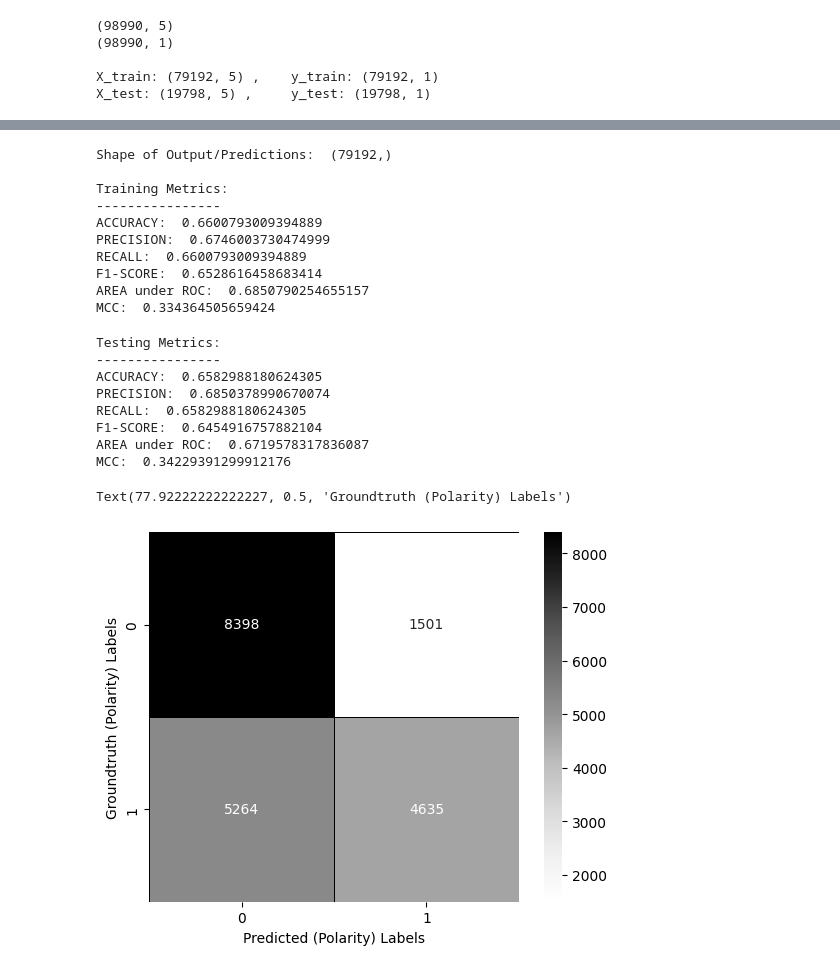
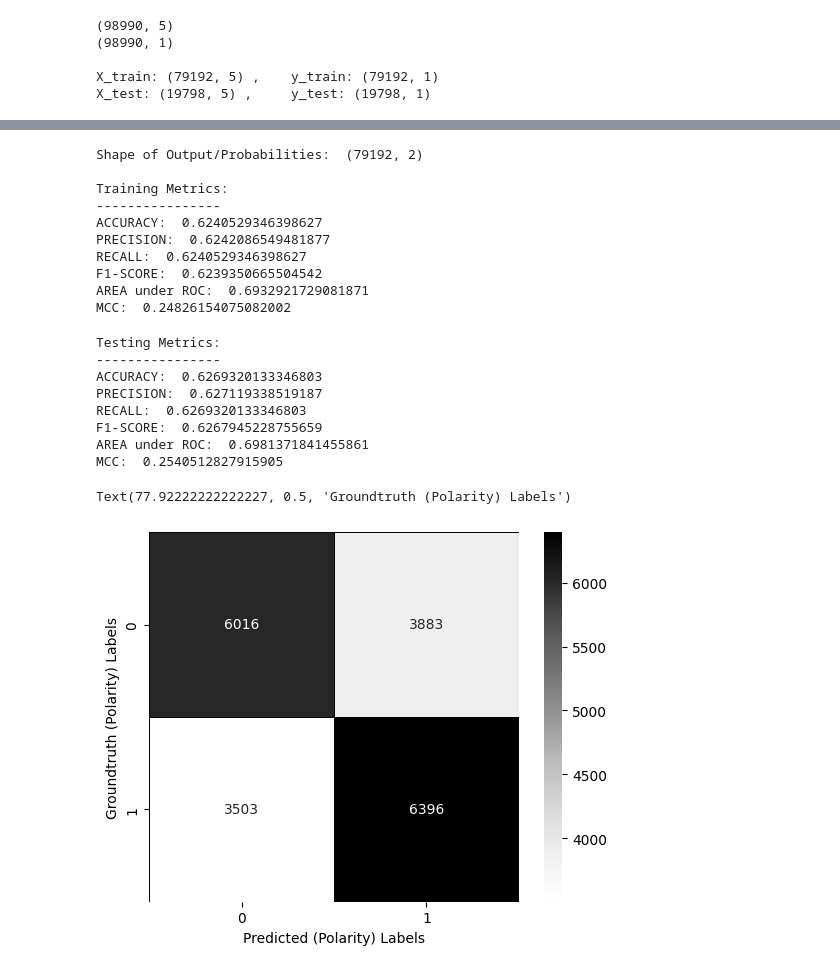
Before and after one commit to gentleman644/foxtrot-thyroid-cancer-prediction, a Jupyter notebook: Project_01_Foxtrot.ipynb, the cells around one changed output, grey strips where cells are left out. Drawn from its saved outputs; the diff is of its cells as text; code cells hidden in the pictures.

Commit message:
More Improvements, still not great output

```diff
--- a/Project_01_Foxtrot.ipynb
+++ b/Project_01_Foxtrot.ipynb
@@ -392,7 +397,7 @@ from sklearn.ensemble import RandomForestClassifier, ExtraTreesClassifier, Gradi
 from sklearn.neighbors import KNeighborsClassifier
 from sklearn.neural_network import MLPClassifier
 
-ml_algorithm = "KNN"  # KNN, GradBoost, RandFrst, ExtraTree, DeciTree, etc
+ml_algorithm = "RandFrst"  # KNN, GradBoost, RandFrst, ExtraTree, DeciTree, etc
 
 # Create if/then path to automatically import model and apply hyperparameters
 if (ml_algorithm == "LinearRegress"):
@@ -428,8 +433,14 @@ elif (ml_algorithm == "DL_MLP"):
 from sklearn.model_selection import cross_val_predict
 from sklearn.metrics import accuracy_score, precision_recall_fscore_support, roc_auc_score, matthews_corrcoef
 
-cv_preds = cross_val_predict(algorithm, standized_X_train, standized_y_train.values.ravel(), cv=3, method='predict')
-print("Shape of Output/Predictions: ", cv_preds.shape, "\n")
+# Get probabilities instead of direct predictions
+cv_preds_proba = cross_val_predict(algorithm, standized_X_train, standized_y_train.values.ravel(), cv=3, method='predict_proba')
+print("Shape of Output/Probabilities: ", cv_preds_proba.shape, "\n")
+
+#Tune threshold to prioritize recall
+threshold = 0.379
+cv_preds = (cv_preds_proba[:, 1] > threshold).astype(int)  # Classify as positive if prob > threshold
+
 reversed_y_train = pd.DataFrame(cv_preds)
 reversed_y_train = np.rint(reversed_y_train).astype(np.int32)
 
@@ -438,69 +449,74 @@ raw_y_train = y_train.values.ravel()
 acc = accuracy_score(raw_y_train, reversed_y_train, normalize=True)  # normalize=True(fraction of correctly classified samples); normalize=False(no. of correctly classified samples)
 pr_rc_fs_sp = precision_recall_fscore_support(raw_y_train, reversed_y_train, average='weighted')  # average='weighted'(compute metrics per label, and find their avg. weighted by support (no. of true instances per label))
 mcc = matthews_corrcoef(raw_y_train, reversed_y_train)
-algorithm.fit(standized_X_train, standized_y_train.values.ravel())
-pred_scr = algorithm.predict_proba(standized_X_train)
-roc = roc_auc_score(raw_y_train, pred_scr[:,1], average='weighted', multi_class='ovo')  # multi_class='ovo'(meaning One-vs-one. Computes avg. AUC of all possible pairwise combinations of classes)
+# Note: ROC AUC uses probabilities directly, no threshold needed
+roc = roc_auc_score(raw_y_train, cv_preds_proba[:, 1], average='weighted', multi_class='ovo')  # multi_class='ovo'(meaning One-vs-one. Computes avg. AUC of all possible pairwise combinations of classes)
 
 # Training/Validation Metrics
 print("Training Metrics: ", "\n----------------")
 print("ACCURACY: ", acc)
 print("PRECISION: ", pr_rc_fs_sp[0])
-print("RECALL: ", pr_rc_fs_sp[1])
+print("RECALL: ", pr_rc_fs_sp[1])  # This should be higher now
 print("F1-SCORE: ", pr_rc_fs_sp[2])
 print("AREA under ROC: ", roc)
 print("MCC: ", mcc)
 # %% [output]
-Shape of Output/Predictions:  (79192,)
+Shape of Output/Probabilities:  (79192, 2)
 
 Training Metrics:
 ----------------
-ACCURACY:  0.6600793009394889
-PRECISION:  0.6746003730474999
-RECALL:  0.6600793009394889
-F1-SCORE:  0.6528616458683414
-AREA under ROC:  0.6850790254655157
-MCC:  0.334364505659424
+ACCURACY:  0.6240529346398627
+PRECISION:  0.6242086549481877
+RECALL:  0.6240529346398627
+F1-SCORE:  0.6239350665504542
+AREA under ROC:  0.6932921729081871
+MCC:  0.24826154075082002
 # %%
 # TESTING/GENERALIZATION: Make Predictions for 'y-component' wrt. data(Test)
 model = algorithm
 model.fit(standized_X_train, standized_y_train.values.ravel())
-pred_y_test = model.predict(standized_X_test)
+
+# Get probabilities for test set
+pred_proba_test = model.predict_proba(standized_X_test)
+
+threshold = 0.379  # Match the training threshold
+pred_y_test = (pred_proba_test[:, 1] > threshold).astype(int)
+
 reversed_y_test = pd.DataFrame(pred_y_test)
 reversed_y_test = np.rint(reversed_y_test).astype(np.int32)
 
 # Evaluate model's performance. Overfitting(Train ERR << Test ERR); Underfitting(Train ERR >> Test ERR).
 raw_y_test = y_test.values.ravel()
 acc = accuracy_score(raw_y_test, reversed_y_test, normalize=True)  # normalize=True(fraction of correctly classified samples); normalize=False(no. of correctly classified samples)
 pr_rc_fs_sp = precision_recall_fscore_support(raw_y_test, reversed_y_test, average='weighted')  # average='weighted'(compute metrics per label, and find their avg. weighted by support (no. of true instances per label))
 mcc = matthews_corrcoef(raw_y_test, reversed_y_test)
-pred_scr = model.predict_proba(standized_X_test)
-roc = roc_auc_score(raw_y_test, pred_scr[:,1], average='weighted', multi_class='ovo')  # multi_class='ovo'(meaning One-vs-one. Computes avg. AUC of all possible pairwise combinations of classes)
+# ROC AUC uses probabilities
+roc = roc_auc_score(raw_y_test, pred_proba_test[:, 1], average='weighted', multi_class='ovo')  # multi_class='ovo'(meaning One-vs-one. Computes avg. AUC of all possible pairwise combinations of classes)
 
 # Testing Metrics
 print("Testing Metrics: ", "\n----------------")
 print("ACCURACY: ", acc)
 print("PRECISION: ", pr_rc_fs_sp[0])
-print("RECALL: ", pr_rc_fs_sp[1])
+print("RECALL: ", pr_rc_fs_sp[1])  # This should be higher now
 print("F1-SCORE: ", pr_rc_fs_sp[2])
 print("AREA under ROC: ", roc)
 print("MCC: ", mcc)
 
 # Confusion Matrix
 from sklearn.metrics import confusion_matrix
 cm = confusion_matrix(raw_y_test, reversed_y_test)
 classes = [0, 1]
 ax = sbn.heatmap(cm, annot=True, fmt="d", cmap="Grays", cbar=True, linewidths=0.7, linecolor="black", square=True)
 ax.set_xlabel("Predicted (Polarity) Labels")
 ax.set_ylabel("Groundtruth (Polarity) Labels")
 # %% [output]
 Testing Metrics:
 ----------------
-ACCURACY:  0.6582988180624305
-PRECISION:  0.6850378990670074
-RECALL:  0.6582988180624305
-F1-SCORE:  0.6454916757882104
-AREA under ROC:  0.6719578317836087
-MCC:  0.34229391299912176
+ACCURACY:  0.6269320133346803
+PRECISION:  0.627119338519187
+RECALL:  0.6269320133346803
+F1-SCORE:  0.6267945228755659
+AREA under ROC:  0.6981371841455861
+MCC:  0.2540512827915905
 Text(77.92222222222227, 0.5, 'Groundtruth (Polarity) Labels')
-[figure, old version]
+[figure, new version]
```
Also changed, not shown: parts of 4 cells of this notebook.
